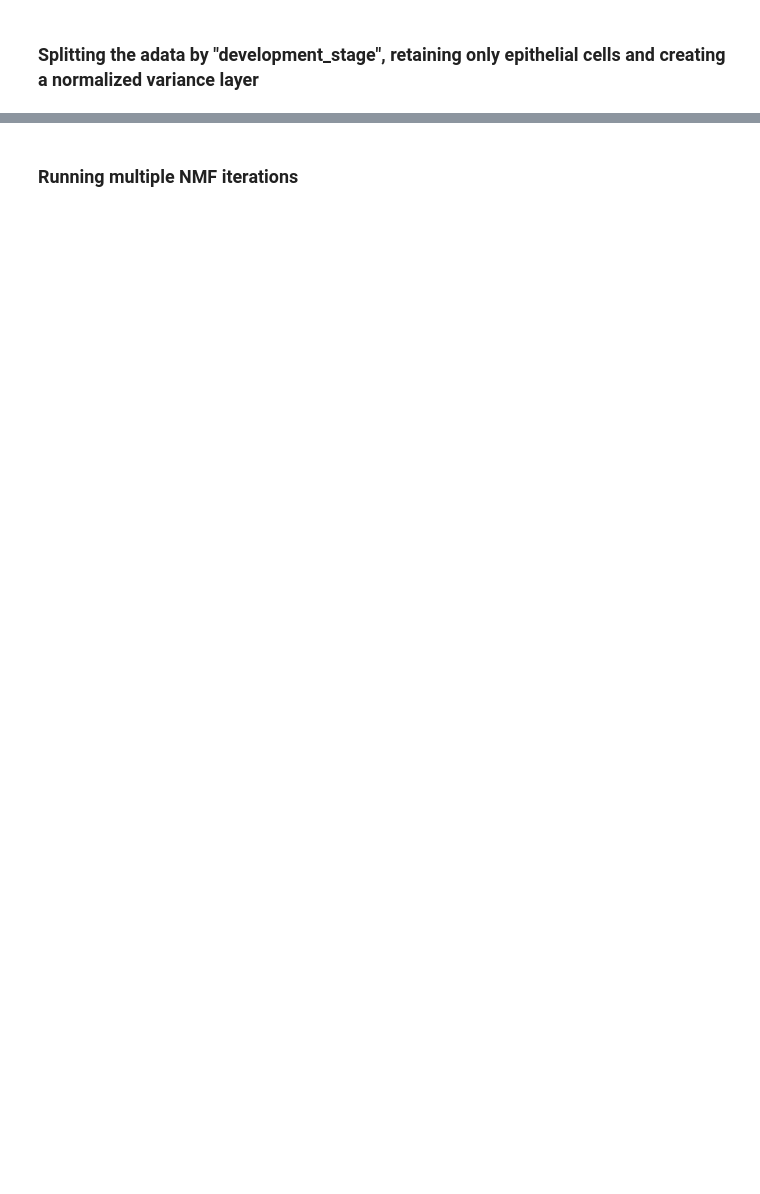
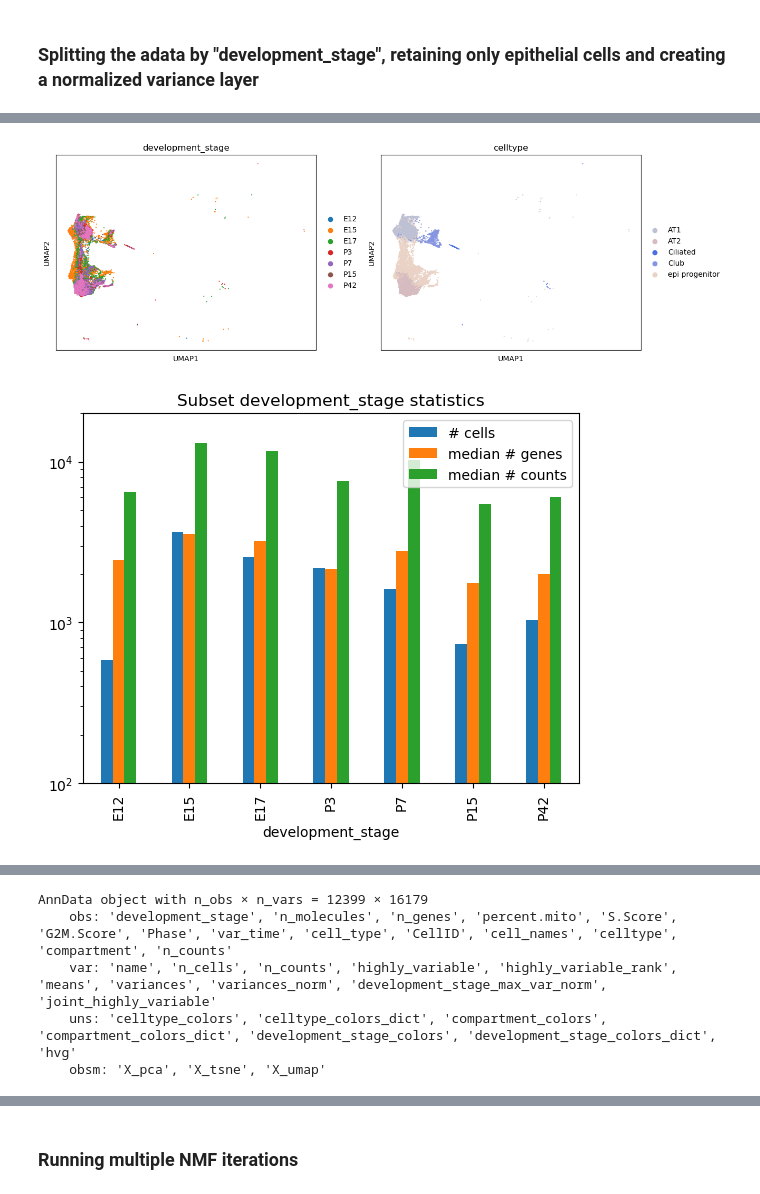
Before and after one commit to nitzanlab/gep-dynamics, a Jupyter notebook: notebooks/analyse_zepp.ipynb, the cells around one changed output, grey strips where cells are left out. Drawn from its saved outputs; the diff is of its cells as text; code cells hidden in the pictures; blank space fills up the shorter version.

Commit message:
wip - same genes analysis

```diff
--- a/notebooks/analyse_zepp.ipynb
+++ b/notebooks/analyse_zepp.ipynb
@@ -476,7 +211,0 @@ for time in times:
-# %%
-for time in times:
-    tmp = split_adatas[time]
-    plt.scatter(tmp.obsm['X_phate'][:, 0], tmp.obsm['X_phate'][:, 1], c=tmp.obsm['usages_norm'][:, 0])
-    plt.title(f'{tmp.uns["name"]} Program 0 on Phate coordinates')
-    plt.show()
-    plt.close()
@@ -662,0 +214,9 @@ del fig, ax, layout, prog_order
+# %%
+%%time
+pre_processed_adata_file = results_dir.joinpath('full.h5ad')
+
+if not pre_processed_adata_file.exists():
+    adata.write(pre_processed_adata_file)
+else:
+    adata = sc.read(pre_processed_adata_file)
+adata
@@ -701,0 +235,37 @@ Wall time: 32 s
+# %%
+%%time
+
+column_of_interest = 'development_stage'
+
+subset_adata_file = results_dir.joinpath('subset.h5ad')
+if not subset_adata_file.exists():
+    subset = adata[(adata.obs.compartment == 'epi') & (adata.obs.celltype != 'unknown3')].copy()
+
+    sc.pp.filter_genes(subset, min_cells=1)
+    sc.pp.filter_genes(subset, min_counts=1)
+
+    _utils.joint_hvg_across_stages(subset, obs_category_key=column_of_interest, n_top_genes=5000)
+
+    subset.write(subset_adata_file)
+else:
+    subset = sc.read(subset_adata_file)
+
+# umap by celltype:
+sc.pl.umap(subset, color=[column_of_interest, 'celltype'])
+
+# statistics
+stats_df = subset.obs.loc[:, [column_of_interest, 'n_genes', 'n_counts']].groupby(
+    [column_of_interest]).median()
+
+stats_df = pd.concat([subset.obs.groupby([column_of_interest]).count().iloc[:, 0],
+                      stats_df], axis=1)
+stats_df.columns = ['# cells', 'median # genes', 'median # counts']
+
+stats_df.plot(kind='bar', title=f'Subset {column_of_interest} statistics', log=True, ylim=((1e2, 2e4)))
+plt.show()
+del stats_df
+
+subset
+# %% [output]
+[figure, added]
+[figure, added]
@@ -701,0 +274,5 @@ Wall time: 32 s
+AnnData object with n_obs × n_vars = 12399 × 16179
+    obs: 'development_stage', 'n_molecules', 'n_genes', 'percent.mito', 'S.Score', 'G2M.Score', 'Phase', 'var_time', 'cell_type', 'CellID', 'cell_names', 'celltype', 'compartment', 'n_counts'
+    var: 'name', 'n_cells', 'n_counts', 'highly_variable', 'highly_variable_rank', 'means', 'variances', 'variances_norm', 'development_stage_max_var_norm', 'joint_highly_variable'
+    uns: 'celltype_colors', 'celltype_colors_dict', 'compartment_colors', 'compartment_colors_dict', 'development_stage_colors', 'development_stage_colors_dict', 'hvg'
+    obsm: 'X_pca', 'X_tsne', 'X_umap'
```
Also changed, not shown: parts of 50 cells of this notebook, 3 other files.
